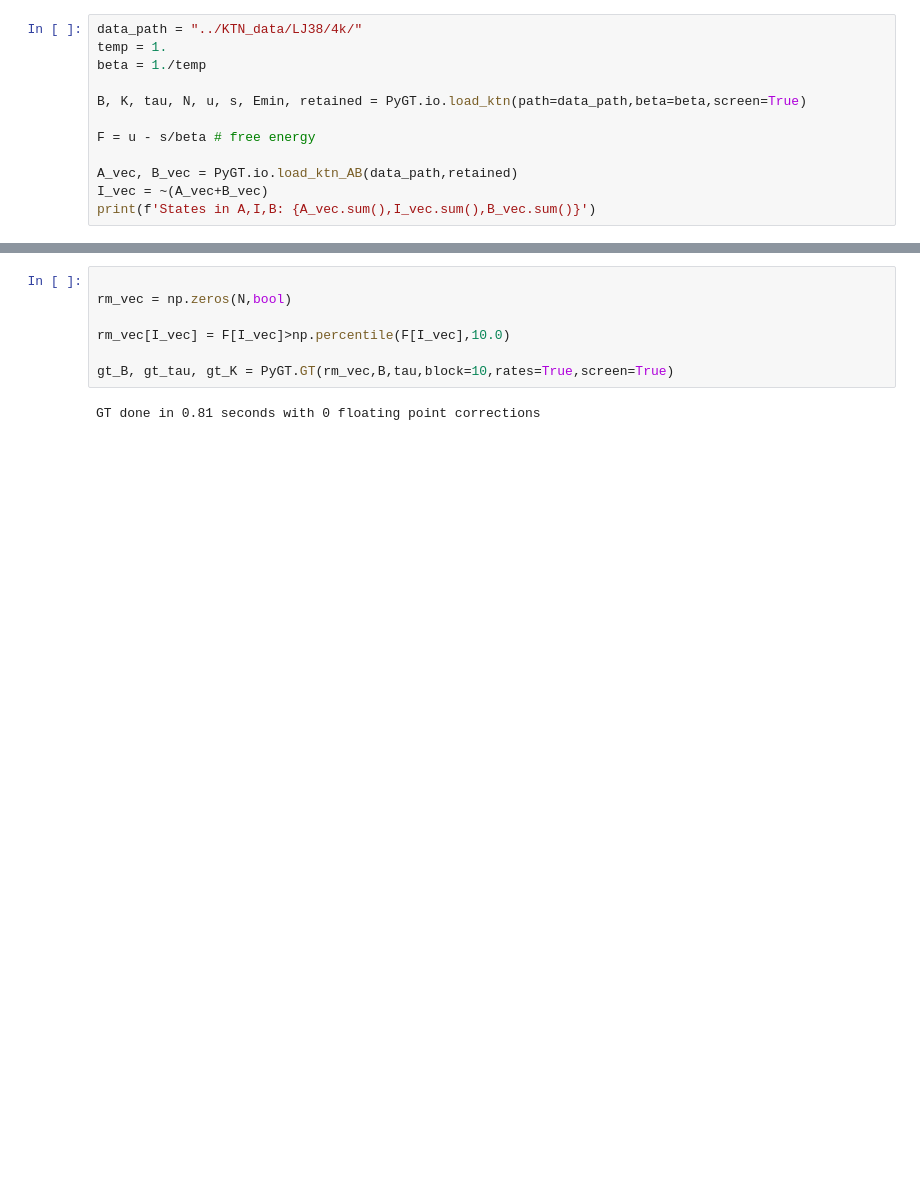
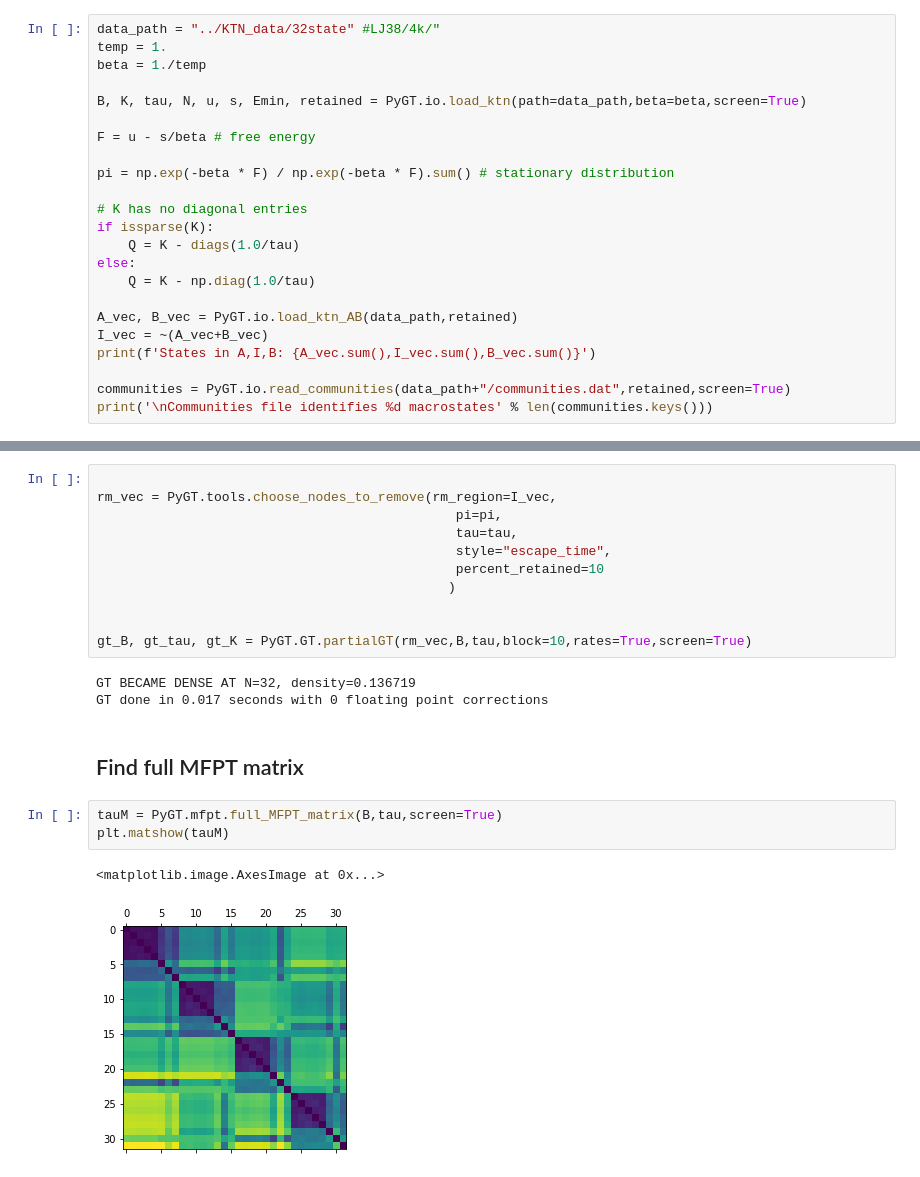
Before and after one commit to tomswinburne/PyGT, a Jupyter notebook: examples/basic_functions.ipynb, the cells around one changed output, grey strips where cells are left out. Drawn from its saved outputs; the diff is of its cells as text; blank space fills up the shorter version.

```diff
--- a/examples/basic_functions.ipynb
+++ b/examples/basic_functions.ipynb
@@ -25,5 +38,5 @@ Some technical details:
 # %%
-data_path = "../KTN_data/LJ38/4k/"
+data_path = "../KTN_data/32state" #LJ38/4k/"
 temp = 1.
 beta = 1./temp
 
@@ -31,7 +44,18 @@ B, K, tau, N, u, s, Emin, retained = PyGT.io.load_ktn(path=data_path,beta=beta,s
 
 F = u - s/beta # free energy
 
+pi = np.exp(-beta * F) / np.exp(-beta * F).sum() # stationary distribution
+
+# K has no diagonal entries
+if issparse(K):
+    Q = K - diags(1.0/tau)
+else:
+    Q = K - np.diag(1.0/tau)
+
 A_vec, B_vec = PyGT.io.load_ktn_AB(data_path,retained)
 I_vec = ~(A_vec+B_vec)
 print(f'States in A,I,B: {A_vec.sum(),I_vec.sum(),B_vec.sum()}')
+
+communities = PyGT.io.read_communities(data_path+"/communities.dat",retained,screen=True)
+print('\nCommunities file identifies %d macrostates' % len(communities.keys()))
 # %% [output]
@@ -46,9 +77,22 @@ States in A,I,B: (5, 767, 128)
 # %%
 
-rm_vec = np.zeros(N,bool)
+rm_vec = PyGT.tools.choose_nodes_to_remove(rm_region=I_vec,
+                                              pi=pi,
+                                              tau=tau,
+                                              style="escape_time",
+                                              percent_retained=10
+                                             )
 
-rm_vec[I_vec] = F[I_vec]>np.percentile(F[I_vec],10.0)
 
-gt_B, gt_tau, gt_K = PyGT.GT(rm_vec,B,tau,block=10,rates=True,screen=True)
+gt_B, gt_tau, gt_K = PyGT.GT.partialGT(rm_vec,B,tau,block=10,rates=True,screen=True)
 # %% [output]
-GT done in 0.81 seconds with 0 floating point corrections
+GT BECAME DENSE AT N=32, density=0.136719
+GT done in 0.017 seconds with 0 floating point corrections
+# %% [markdown]
+## Find full MFPT matrix
+# %%
+tauM = PyGT.mfpt.full_MFPT_matrix(B,tau,screen=True)
+plt.matshow(tauM)
+# %% [output]
+<matplotlib.image.AxesImage at 0x...>
+[figure, added]
```
Also changed, not shown: parts of 12 cells of this notebook, 46 other files.
